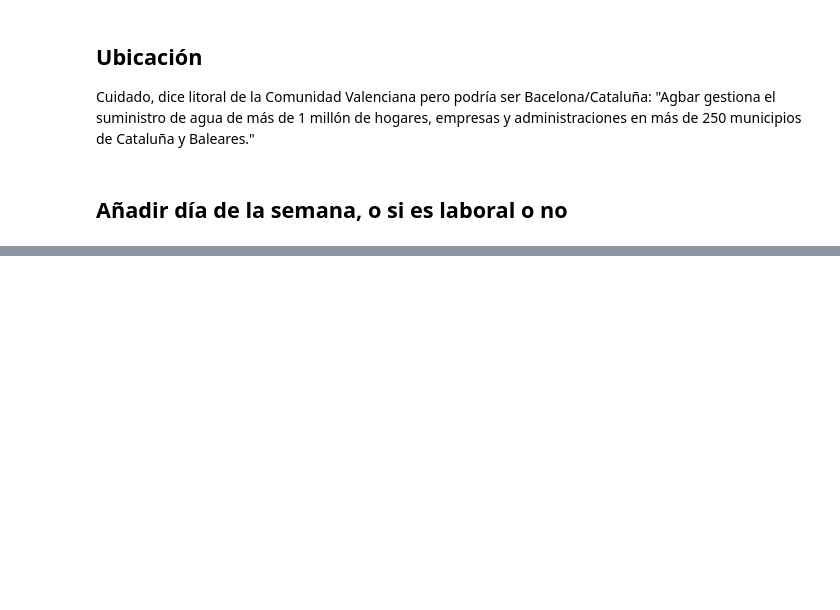
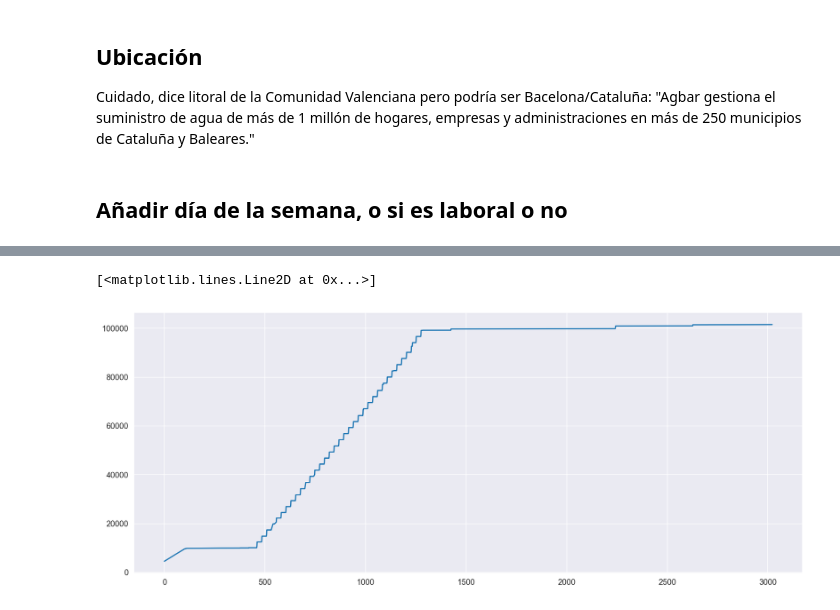
Before and after one commit to ptorrijos99/WaterFootprint2022, a Jupyter notebook: Script Exploración.ipynb, the cells around one changed output, grey strips where cells are left out. Saved outputs shown, nothing was run; the diff lists cells and outputs as text; code cells hidden in the pictures; blank space fills up the shorter version.

```diff
--- a/Script Exploración.ipynb
+++ b/Script Exploración.ipynb
@@ -772,3 +772,8 @@ Pensar también qué hacer con el año
 Cuidado, dice litoral de la Comunidad Valenciana pero podría ser Bacelona/Cataluña: "Agbar gestiona el suministro de agua de más de 1 millón de hogares, empresas y administraciones en más de 250 municipios de Cataluña y Baleares."
 # %% [markdown]
 ## Añadir día de la semana, o si es laboral o no
+# %%
+df = pd.read_csv('data/Modelar_Procesado_2.csv', index_col='ID', parse_dates=True)
+df['SAMPLETIME'] = pd.to_datetime(df.SAMPLETIME)
+df = df.sort_values(["ID", 'SAMPLETIME'])
+df.head()
@@ -774,0 +788,5 @@ Cuidado, dice litoral de la Comunidad Valenciana pero podría ser Bacelona/Catal
+# %%
+plt.plot(df.loc[2627].sort_values('SAMPLETIME')["READINGINTEGER"].values)
+# %% [output]
+[<matplotlib.lines.Line2D at 0x...>]
+[figure, added]
```
Also changed, not shown: parts of 6 cells of this notebook, 1 other file.
